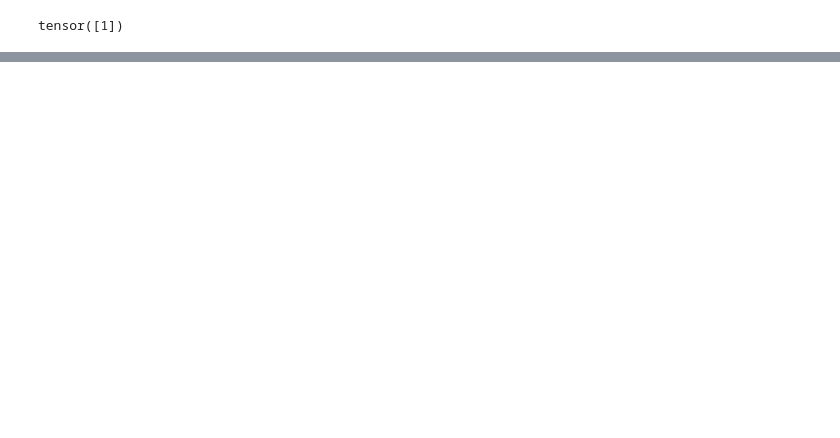
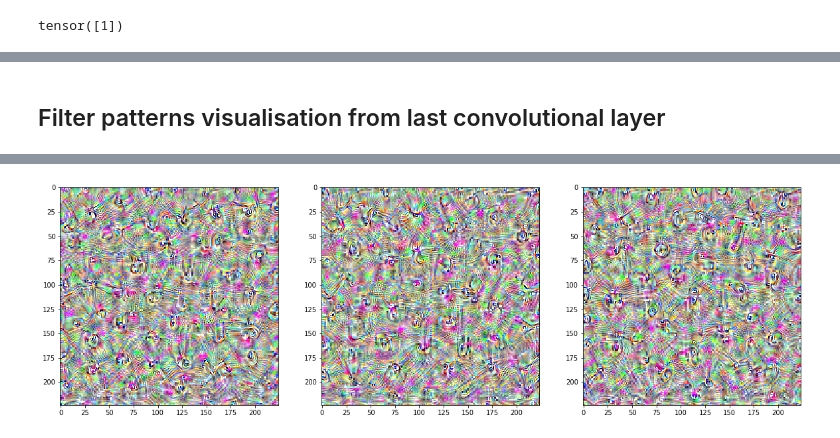
Before and after one commit to AChepurnoi/cnn-interpretability, a Jupyter notebook: viz_example.ipynb, the cells around one changed output, grey strips where cells are left out. Drawn from its saved outputs; the diff is of its cells as text; code cells hidden in the pictures; blank space fills up the shorter version.

```diff
--- a/viz_example.ipynb
+++ b/viz_example.ipynb
@@ -40,0 +74,12 @@ filter_activaiton = explainer.filter_activation_visualisation(image)
+# %% [markdown]
+## Filter patterns visualisation from last convolutional layer
+# %%
+rows, cols = 1, 3
+for i in tqdm.tqdm_notebook(range(rows)):
+    plt.figure(figsize=(20, 20))
+    for c in tqdm.tqdm_notebook(range(1, cols + 1)):
+        plt.subplot(1, cols, c)
+        filter_patterns = explainer.filter_pattern_visualisation(target_layer=18, target_filter=i*c-1)
+        plt.imshow(filter_patterns)
+    plt.show()
+# %% [output]
@@ -40,0 +88 @@ filter_activaiton = explainer.filter_activation_visualisation(image)
+[figure, added]
```
Also changed, not shown: parts of 16 cells of this notebook.
